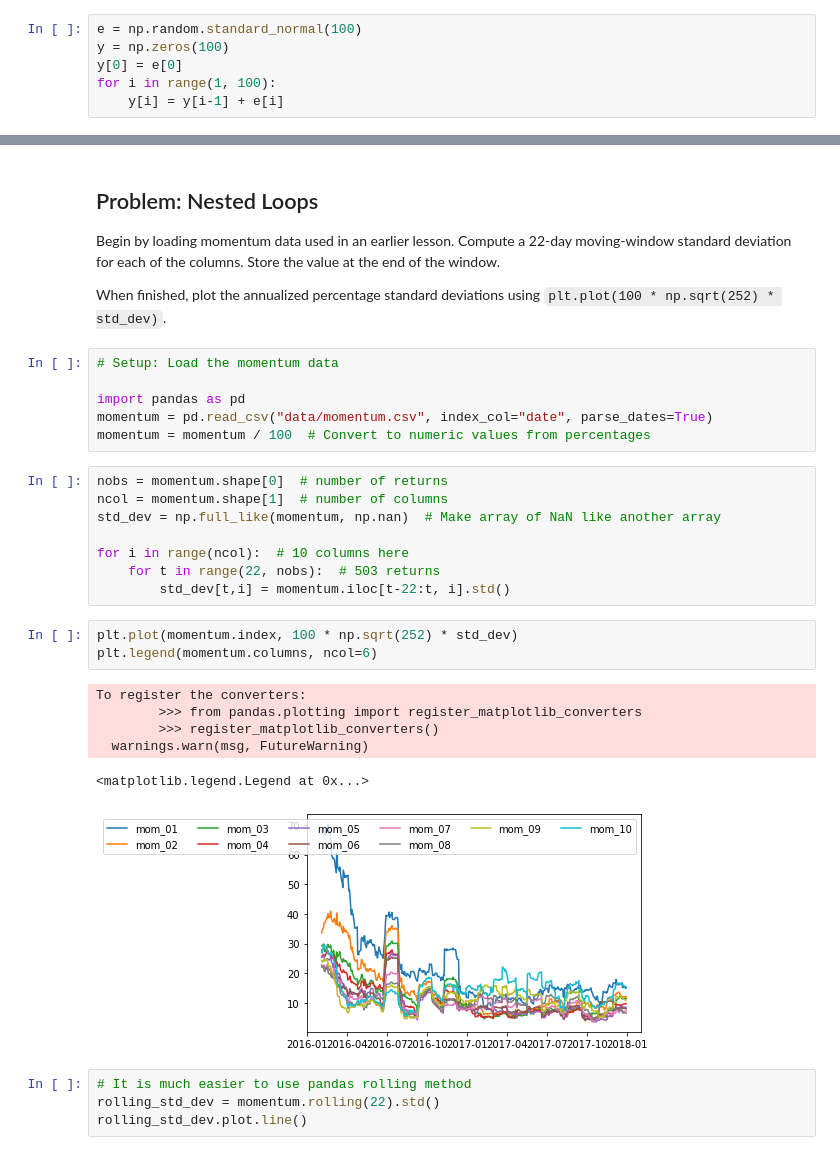
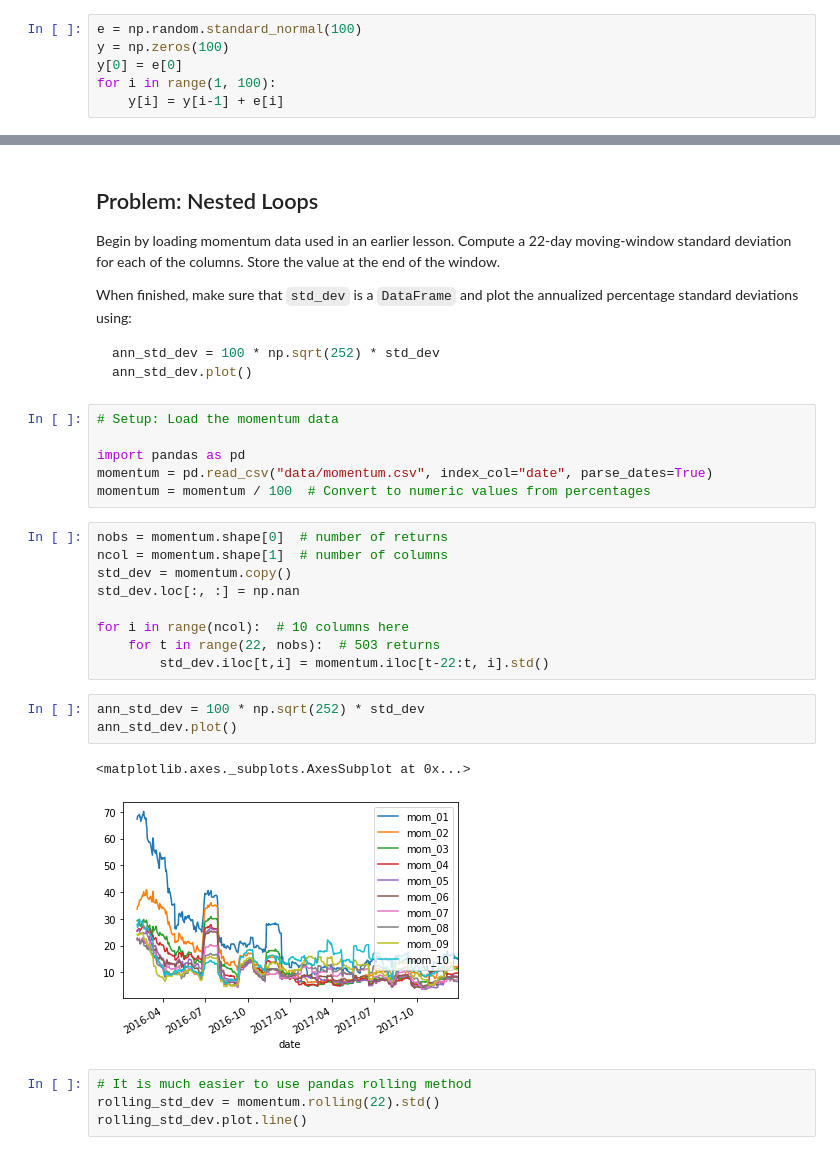
Before and after one commit to bashtage/python-introduction, a Jupyter notebook: solutions/introduction/lesson-13.ipynb, the cells around one changed output, grey strips where cells are left out. Cells and saved outputs as stored; diff of their text form.

````diff
--- a/solutions/introduction/lesson-13.ipynb
+++ b/solutions/introduction/lesson-13.ipynb
@@ -86,8 +86,13 @@ Begin by loading momentum data used in an earlier lesson. Compute a
 22-day moving-window standard deviation for each of the columns. Store
 the value at the end of the window.
 
-When finished, plot the annualized percentage standard deviations using
-`plt.plot(100 * np.sqrt(252) * std_dev)`.
+When finished, make sure that `std_dev` is a `DataFrame` and
+plot the annualized percentage standard deviations using:
+
+```python
+ann_std_dev = 100 * np.sqrt(252) * std_dev
+ann_std_dev.plot()
+```
 # %%
 # Setup: Load the momentum data
 
@@ -97,21 +102,18 @@ momentum = momentum / 100  # Convert to numeric values from percentages
 # %%
 nobs = momentum.shape[0]  # number of returns
 ncol = momentum.shape[1]  # number of columns
-std_dev = np.full_like(momentum, np.nan)  # Make array of NaN like another array
+std_dev = momentum.copy()
+std_dev.loc[:, :] = np.nan
 
 for i in range(ncol):  # 10 columns here
     for t in range(22, nobs):  # 503 returns
-        std_dev[t,i] = momentum.iloc[t-22:t, i].std()
+        std_dev.iloc[t,i] = momentum.iloc[t-22:t, i].std()
-# %%
-plt.plot(momentum.index, 100 * np.sqrt(252) * std_dev)
-plt.legend(momentum.columns, ncol=6)
-# %% [output]
-To register the converters:
-        >>> from pandas.plotting import register_matplotlib_converters
-        >>> register_matplotlib_converters()
-  warnings.warn(msg, FutureWarning)
-<matplotlib.legend.Legend at 0x...>
-[figure, removed]
+# %%
+ann_std_dev = 100 * np.sqrt(252) * std_dev
+ann_std_dev.plot()
+# %% [output]
+<matplotlib.axes._subplots.AxesSubplot at 0x...>
+[figure, added]
 # %%
 # It is much easier to use pandas rolling method
 rolling_std_dev = momentum.rolling(22).std()
````
Also changed, not shown: parts of 2 cells of this notebook, 10 other files.
